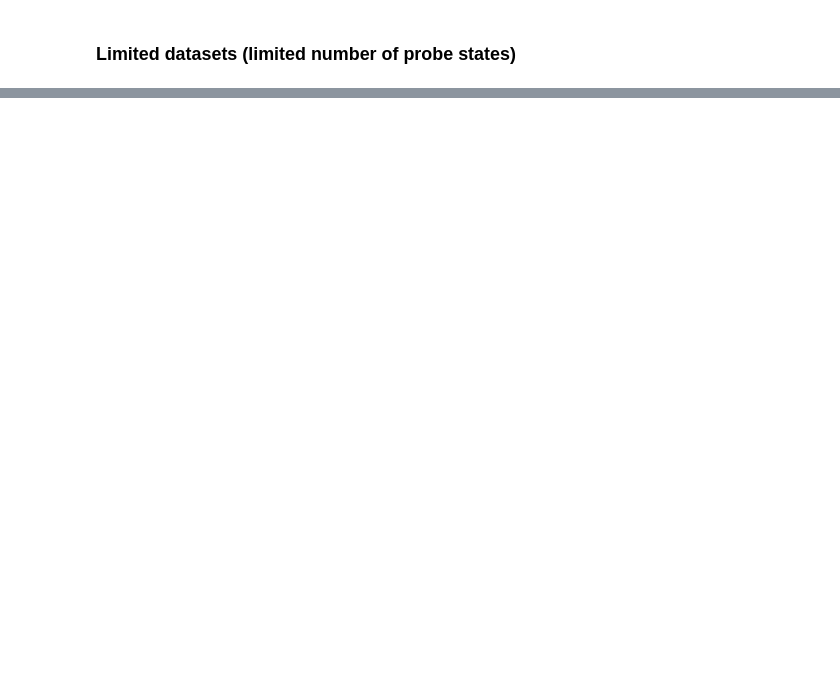
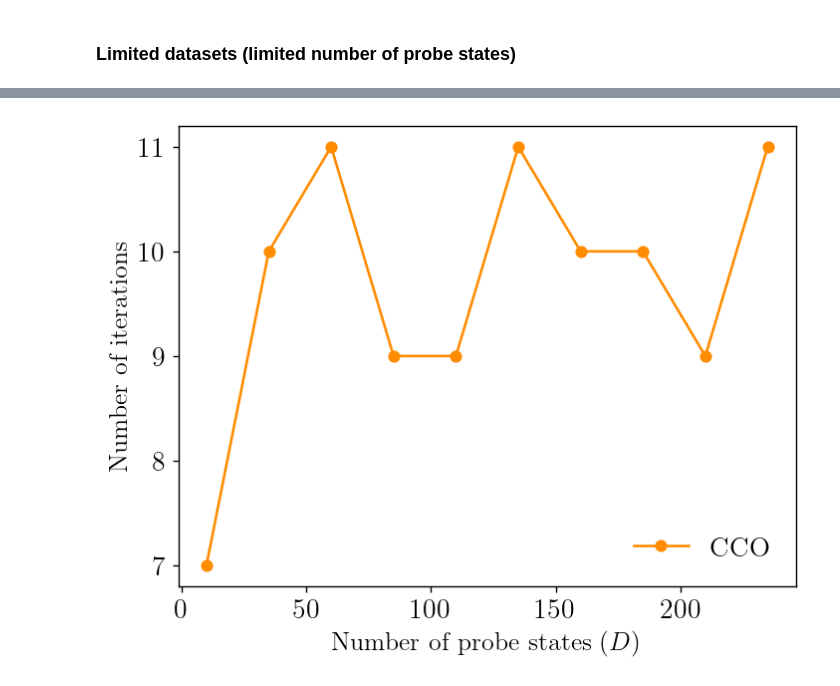
Before and after one commit to amanuelanteneh/gd-qdt, a Jupyter notebook: notebooks/DV/dv_limited_data.ipynb, the cells around one changed output, grey strips where cells are left out. Saved outputs shown, nothing was run; the diff lists cells and outputs as text; code cells hidden in the pictures; blank space fills up the shorter version.

```diff
--- a/notebooks/DV/dv_limited_data.ipynb
+++ b/notebooks/DV/dv_limited_data.ipynb
@@ -156,0 +159,9 @@ plt.show();
+# %%
+plt.plot(num_probes, iters_cco, label=r'\textrm{CCO}', marker="o", color="darkorange")
+plt.xlabel(r"\textrm{Number of probe states} $(D)$", fontsize=15.0)
+plt.ylabel(r"$\textrm{Number of iterations}$", fontsize=15.0)
+plt.legend(fancybox=True, ncol=1, frameon=False);
+
+# plt.savefig("../figs/dv/dv_data_iters.png", dpi=300, bbox_inches='tight')
+# %% [output]
+[figure, added]
```
Also changed, not shown: parts of 4 cells of this notebook, 10 other files.
